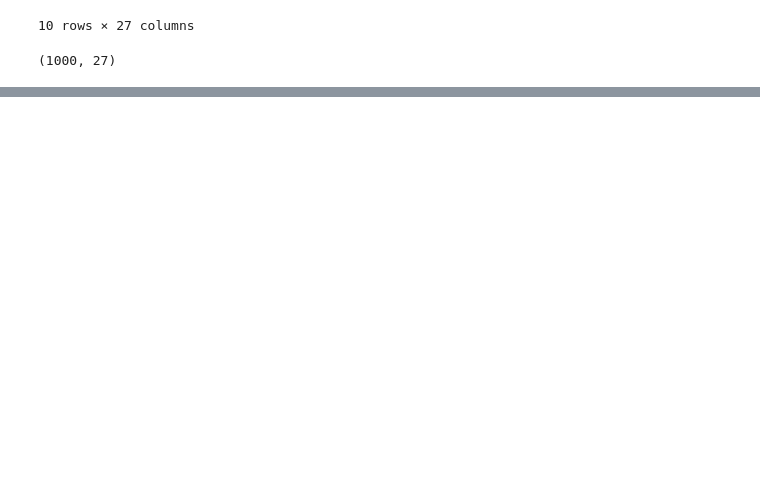
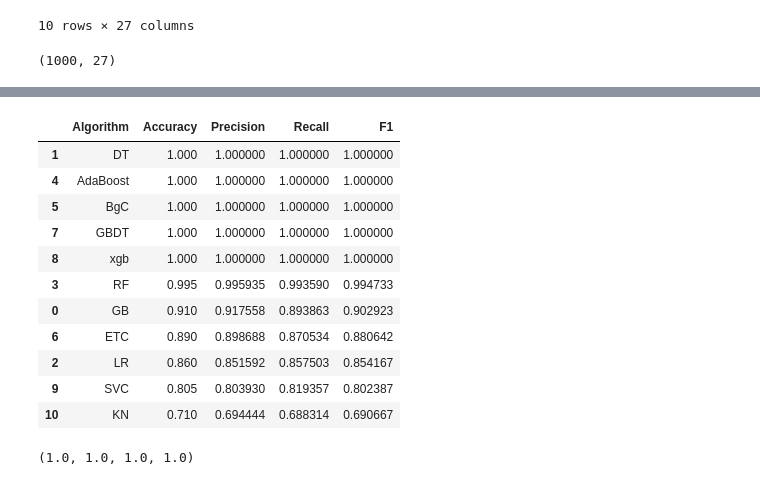
Before and after one commit to bikashsahani/heart-disease-prediction, a Jupyter notebook: heart_disease_prediction.ipynb, the cells around one changed output, grey strips where cells are left out. Cells and saved outputs as stored; diff of their text form; code cells hidden in the pictures; blank space fills up the shorter version.

```diff
--- a/heart_disease_prediction.ipynb
+++ b/heart_disease_prediction.ipynb
@@ -1416,0 +1279,15 @@ weighted avg       0.94      0.94      0.94       200
+# %%
+def train_classifier(clf, X_train, y_train, X_test, y_test):
+    clf.fit(X_train, y_train)
+    y_pred = clf.predict(X_test)
+
+    accuracy = accuracy_score(y_test, y_pred)
+    precision = precision_score(y_test, y_pred, average='macro')
+    recall = recall_score(y_test, y_pred, average='macro')
+    f1 = f1_score(y_test, y_pred, average='macro')
+
+    return accuracy, precision, recall, f1
+# %%
+# for LogisticRegression()
+print("Logistic Regression")
+train_classifier(lrc,x_train,y_train,x_test,y_test)
@@ -1416,0 +1311,21 @@ weighted avg       0.94      0.94      0.94       200
+# %%
+accuracy_scores = []
+precision_scores = []
+recall_scores = []
+f1_scores = []
+
+for name, clf in clfs.items():
+
+    current_accuracy, current_precision, current_recall, current_f1 = train_classifier(clf, x_train_scaled, y_train, x_test_scaled, y_test)
+
+    print("For ", name)
+    print("Accuracy - ", current_accuracy)
+    print("Precision - ", current_precision)
+    print("Recall - ", current_recall)
+    print("F1 - ", current_f1)
+    print()
+
+    accuracy_scores.append(current_accuracy)
+    precision_scores.append(current_precision)
+    recall_scores.append(current_recall)
+    f1_scores.append(current_f1)
@@ -1416,0 +1350,26 @@ weighted avg       0.94      0.94      0.94       200
+# %%
+performance_df = pd.DataFrame({
+    'Algorithm': clfs.keys(),
+    'Accuracy': accuracy_scores,
+    'Precision': precision_scores,
+    'Recall': recall_scores,
+    'F1': f1_scores
+}).sort_values('F1', ascending=False)
+performance_df
+# %% [output]
+|  | Algorithm | Accuracy | Precision | Recall | F1 |
+| 1 | DT | 1.000 | 1.000000 | 1.000000 | 1.000000 |
+| 4 | AdaBoost | 1.000 | 1.000000 | 1.000000 | 1.000000 |
+| 5 | BgC | 1.000 | 1.000000 | 1.000000 | 1.000000 |
+| 7 | GBDT | 1.000 | 1.000000 | 1.000000 | 1.000000 |
+| 8 | xgb | 1.000 | 1.000000 | 1.000000 | 1.000000 |
+| 3 | RF | 0.995 | 0.995935 | 0.993590 | 0.994733 |
+| 0 | GB | 0.910 | 0.917558 | 0.893863 | 0.902923 |
+| 6 | ETC | 0.890 | 0.898688 | 0.870534 | 0.880642 |
+| 2 | LR | 0.860 | 0.851592 | 0.857503 | 0.854167 |
+| 9 | SVC | 0.805 | 0.803930 | 0.819357 | 0.802387 |
+| 10 | KN | 0.710 | 0.694444 | 0.688314 | 0.690667 |
+# %%
+performance_df['Accuracy'].max(), performance_df['Precision'].max(), performance_df['Recall'].max(), performance_df['F1'].max()
+# %% [output]
+(1.0, 1.0, 1.0, 1.0)
```
Also changed, not shown: parts of 47 cells of this notebook, 3 other files.
